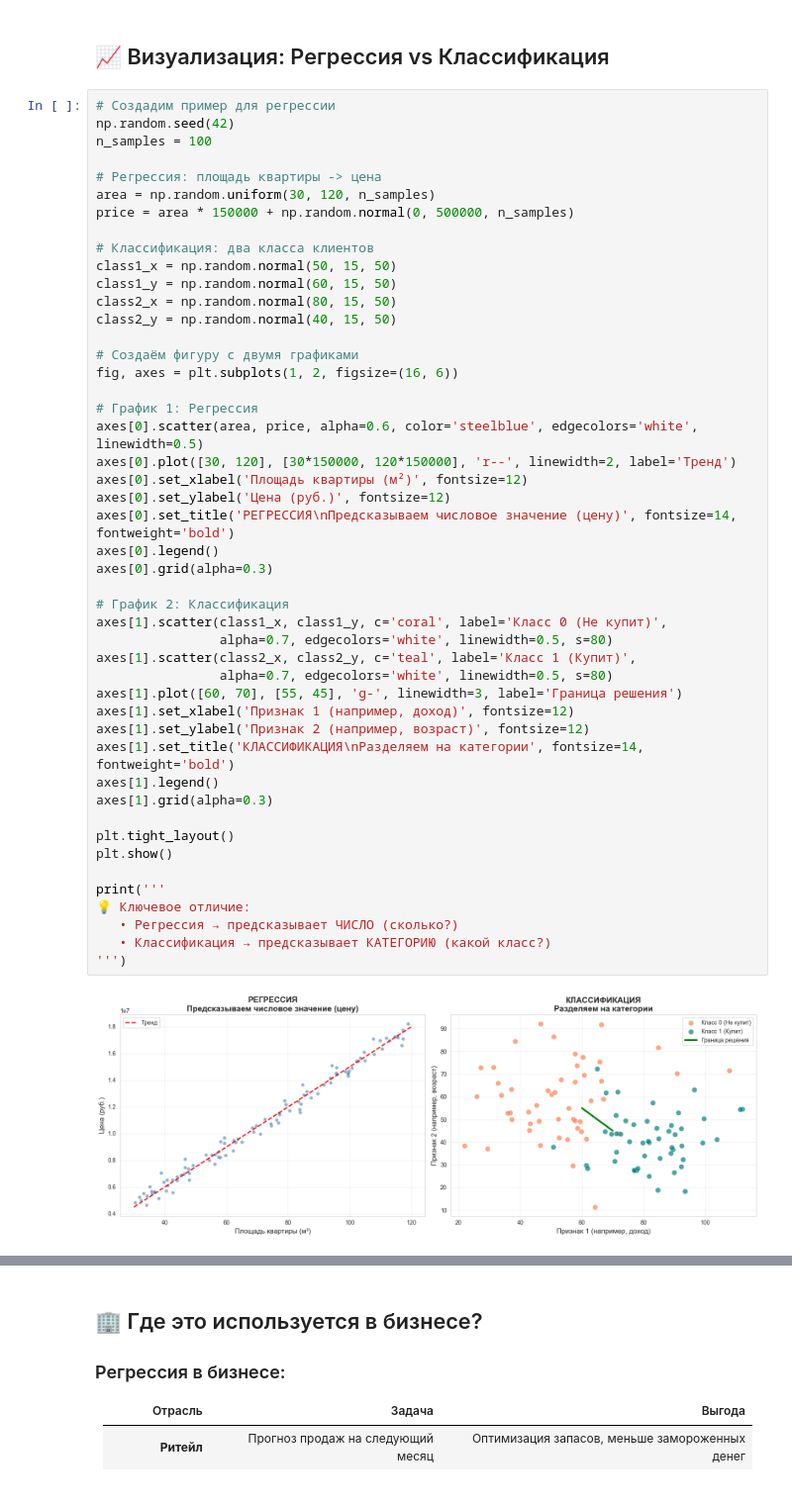
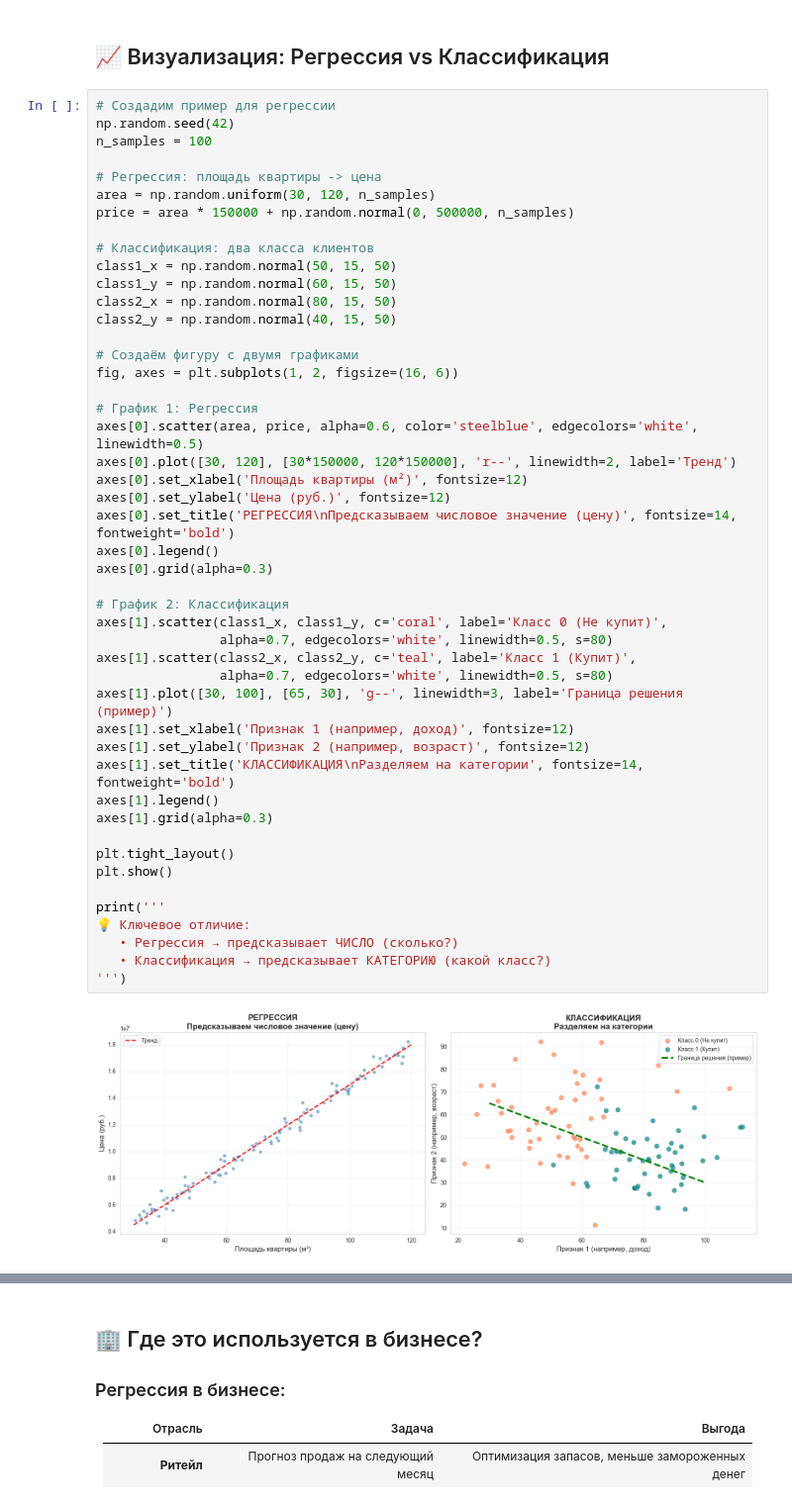
Before and after one commit to gdenis82/classical-ml, a Jupyter notebook: ml_course/01_intro_to_ml.ipynb, the cells around one changed output, grey strips where cells are left out. Shown at 99% size. Drawn from its saved outputs; the diff is of its cells as text.

Commit message:
update 01_intro_to_ml.ipynb: add StandardScaler, update decision boundary plot

```diff
--- a/ml_course/01_intro_to_ml.ipynb
+++ b/ml_course/01_intro_to_ml.ipynb
@@ -102,35 +103,35 @@ fig, axes = plt.subplots(1, 2, figsize=(16, 6))
 
 # График 1: Регрессия
 axes[0].scatter(area, price, alpha=0.6, color='steelblue', edgecolors='white', linewidth=0.5)
 axes[0].plot([30, 120], [30*150000, 120*150000], 'r--', linewidth=2, label='Тренд')
 axes[0].set_xlabel('Площадь квартиры (м²)', fontsize=12)
 axes[0].set_ylabel('Цена (руб.)', fontsize=12)
 axes[0].set_title('РЕГРЕССИЯ\nПредсказываем числовое значение (цену)', fontsize=14, fontweight='bold')
 axes[0].legend()
 axes[0].grid(alpha=0.3)
 
 # График 2: Классификация
 axes[1].scatter(class1_x, class1_y, c='coral', label='Класс 0 (Не купит)',
                 alpha=0.7, edgecolors='white', linewidth=0.5, s=80)
 axes[1].scatter(class2_x, class2_y, c='teal', label='Класс 1 (Купит)',
                 alpha=0.7, edgecolors='white', linewidth=0.5, s=80)
-axes[1].plot([60, 70], [55, 45], 'g-', linewidth=3, label='Граница решения')
+axes[1].plot([30, 100], [65, 30], 'g--', linewidth=3, label='Граница решения (пример)')
 axes[1].set_xlabel('Признак 1 (например, доход)', fontsize=12)
 axes[1].set_ylabel('Признак 2 (например, возраст)', fontsize=12)
 axes[1].set_title('КЛАССИФИКАЦИЯ\nРазделяем на категории', fontsize=14, fontweight='bold')
 axes[1].legend()
 axes[1].grid(alpha=0.3)
 
 plt.tight_layout()
 plt.show()
 
 print('''
 💡 Ключевое отличие:
    • Регрессия → предсказывает ЧИСЛО (сколько?)
    • Классификация → предсказывает КАТЕГОРИЮ (какой класс?)
 ''')
 # %% [output]
-[figure, old version]
+[figure, new version]
 💡 Ключевое отличие:
    • Регрессия → предсказывает ЧИСЛО (сколько?)
    • Классификация → предсказывает КАТЕГОРИЮ (какой класс?)
```
Also changed, not shown: parts of 8 cells of this notebook.
